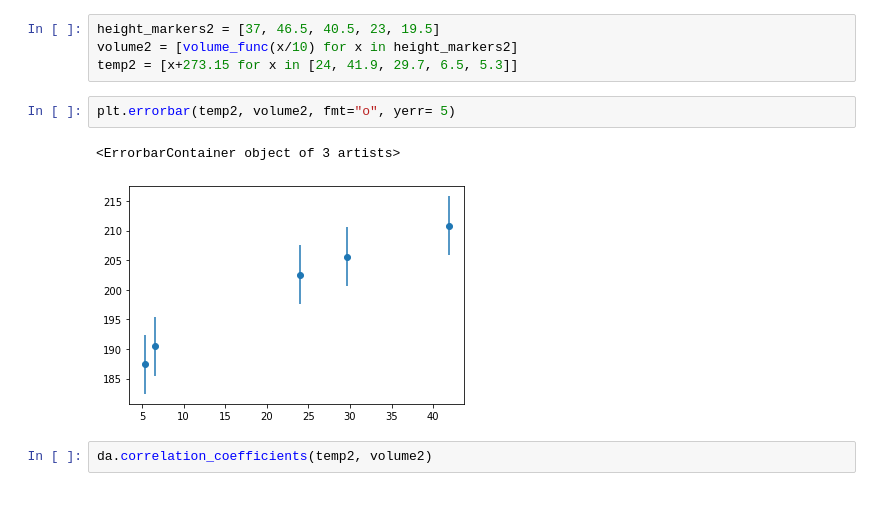
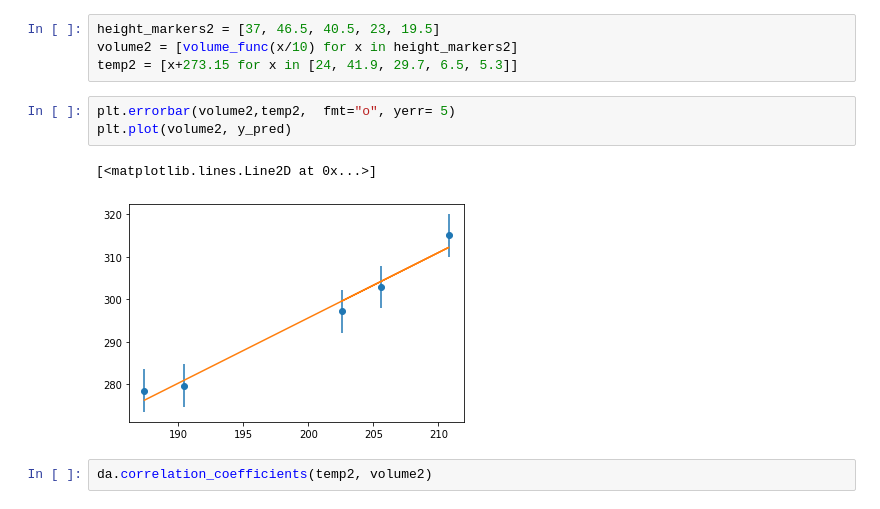
Before and after one commit to AyushmaanAggarwal/Physics-5CL, a Jupyter notebook: Lab 07/Lab 7.ipynb, the cells around one changed output. Saved outputs shown, nothing was run; the diff lists cells and outputs as text.

```diff
--- a/Lab 07/Lab 7.ipynb
+++ b/Lab 07/Lab 7.ipynb
@@ -47,10 +45,11 @@ height_markers2 = [37, 46.5, 40.5, 23, 19.5]
 volume2 = [volume_func(x/10) for x in height_markers2]
 temp2 = [x+273.15 for x in [24, 41.9, 29.7, 6.5, 5.3]]
 # %%
-plt.errorbar(temp2, volume2, fmt="o", yerr= 5)
+plt.errorbar(volume2,temp2,  fmt="o", yerr= 5)
+plt.plot(volume2, y_pred)
 # %% [output]
-<ErrorbarContainer object of 3 artists>
+[<matplotlib.lines.Line2D at 0x...>]
-[figure, old version]
+[figure, new version]
 # %%
 da.correlation_coefficients(temp2, volume2)
 # %% [output]
```
Also changed, not shown: parts of 3 cells of this notebook, 1 other file.
